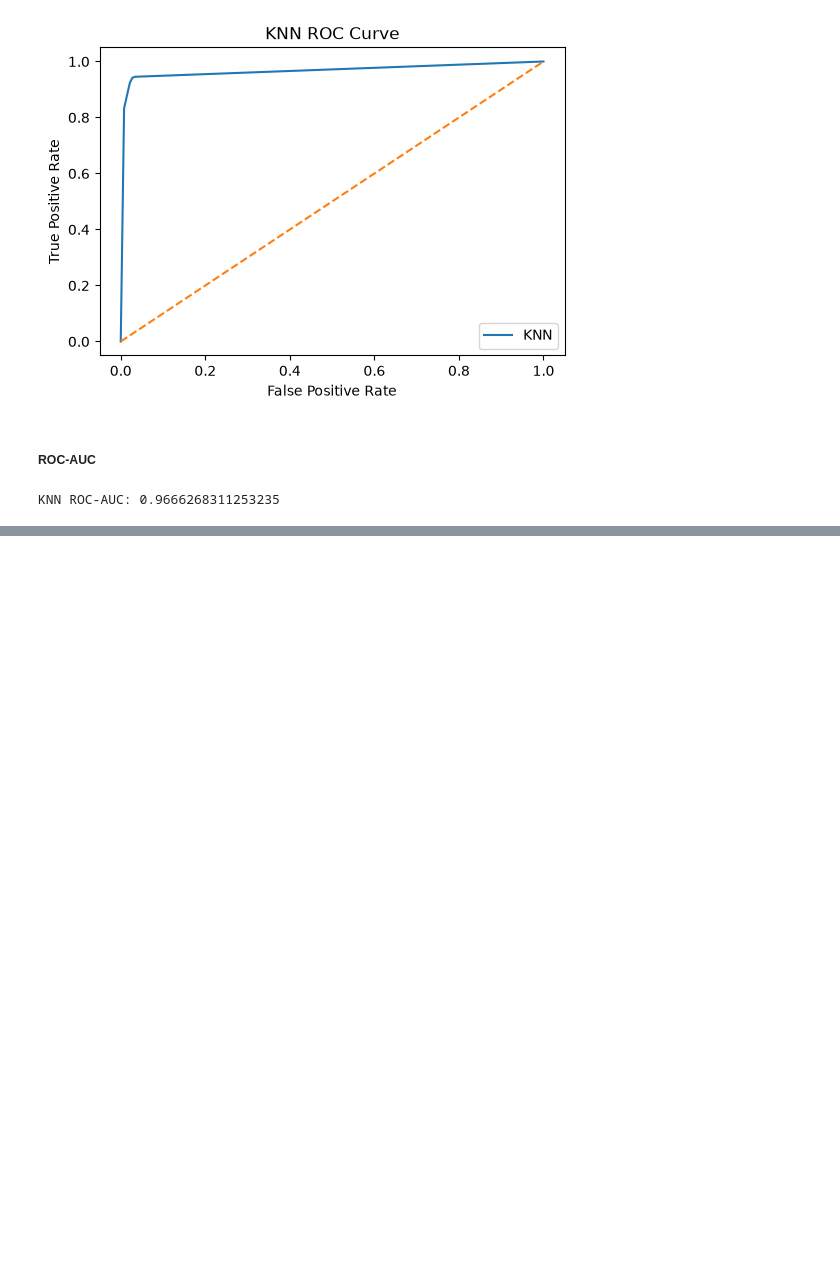
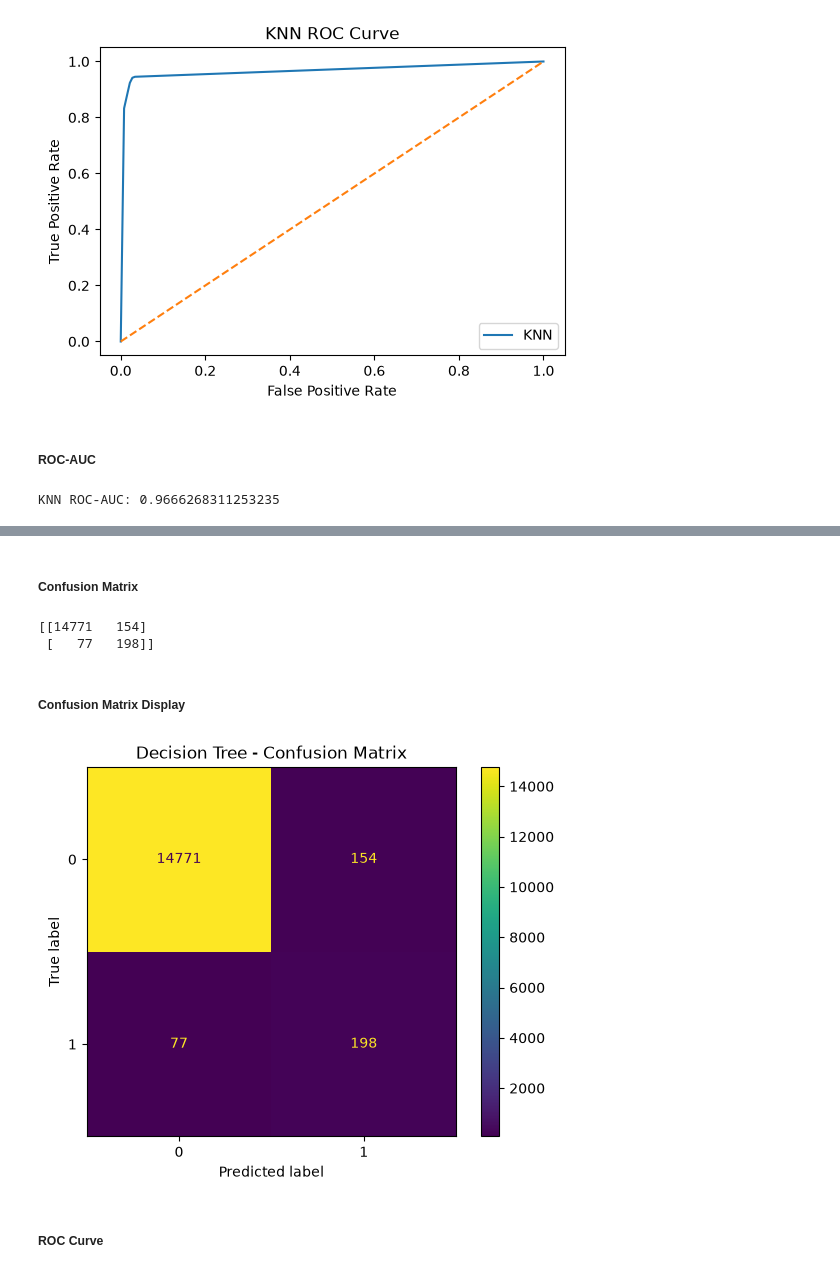
Before and after one commit to Rupesh-Mane/air-pressure-system-failure-prediction, a Jupyter notebook: notebooks/05_model_evaluation.ipynb, the cells around one changed output, grey strips where cells are left out. Drawn from its saved outputs; the diff is of its cells as text; code cells hidden in the pictures; blank space fills up the shorter version.

Commit message:
Decision Tree Evaluation

```diff
--- a/notebooks/05_model_evaluation.ipynb
+++ b/notebooks/05_model_evaluation.ipynb
@@ -298,0 +301,2 @@ KNN ROC-AUC: 0.9666268311253235
+# %%
+decision_tree_predictions=decision_tree_model.predict(x_test)
@@ -298,0 +346,24 @@ KNN ROC-AUC: 0.9666268311253235
+# %% [markdown]
+##### Confusion Matrix
+# %%
+decision_tree_cm=confusion_matrix(y_test,decision_tree_predictions)
+print(decision_tree_cm)
+# %% [output]
+[[14771   154]
+ [   77   198]]
+# %% [markdown]
+##### Confusion Matrix Display
+# %%
+cm = confusion_matrix(y_test, decision_tree_predictions)
+
+disp = ConfusionMatrixDisplay(confusion_matrix=cm)
+
+disp.plot()
+
+plt.title("Decision Tree - Confusion Matrix")
+
+plt.show()
+# %% [output]
+[figure, added]
+# %% [markdown]
+##### ROC Curve
```
Also changed, not shown: parts of 16 cells of this notebook.
